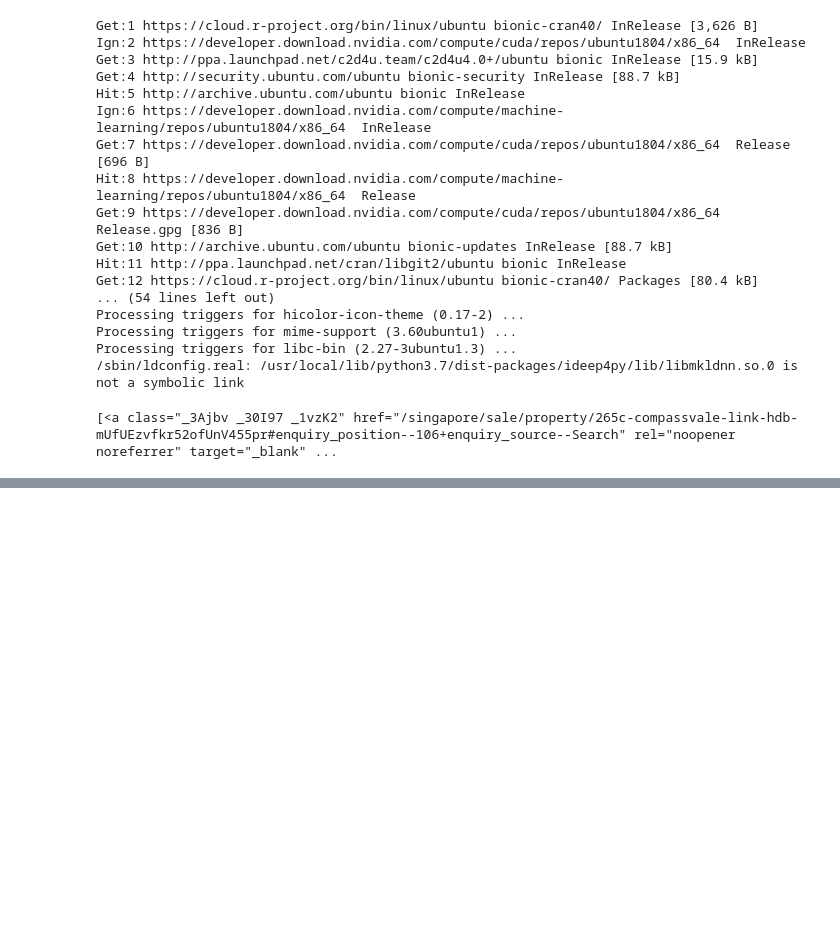
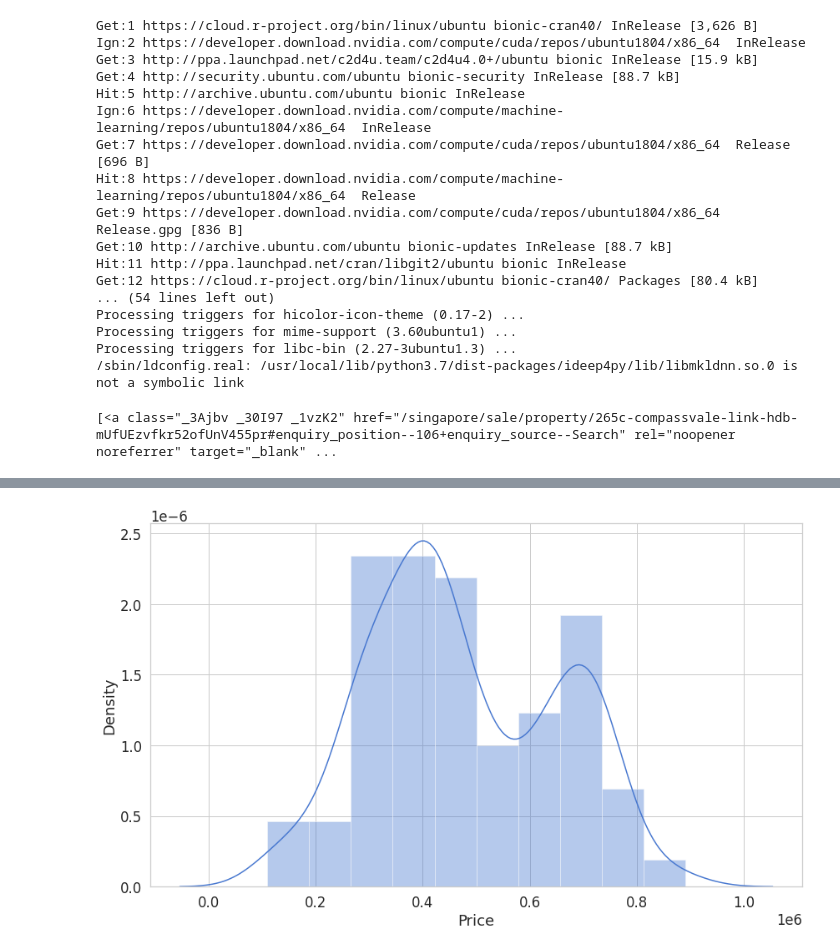
Before and after one commit to limminxian/DAC_residential, a Jupyter notebook: 99co.ipynb, the cells around one changed output, grey strips where cells are left out. Cells and saved outputs as stored; diff of their text form; code cells hidden in the pictures; blank space fills up the shorter version.

```diff
--- a/99co.ipynb
+++ b/99co.ipynb
@@ -251,0 +323,22 @@ print(df2)
+# %%
+import numpy as np
+import pandas as pd
+import seaborn as sns
+from pylab import rcParams
+import matplotlib.pyplot as plt
+import matplotlib.animation as animation
+from matplotlib import rc
+import unittest
+
+%matplotlib inline
+
+sns.set(style='whitegrid', palette='muted', font_scale=1.5)
+
+rcParams['figure.figsize'] = 14, 8
+
+RANDOM_SEED = 42
+
+np.random.seed(RANDOM_SEED)
+
+def run_tests():
+  unittest.main(argv=[''], verbosity=1, exit=False)
@@ -251,0 +357,4 @@ print(df2)
+# %%
+sns.distplot(df2['Price']);
+# %% [output]
+[figure, added]
```
Also changed, not shown: parts of 49 cells of this notebook.
